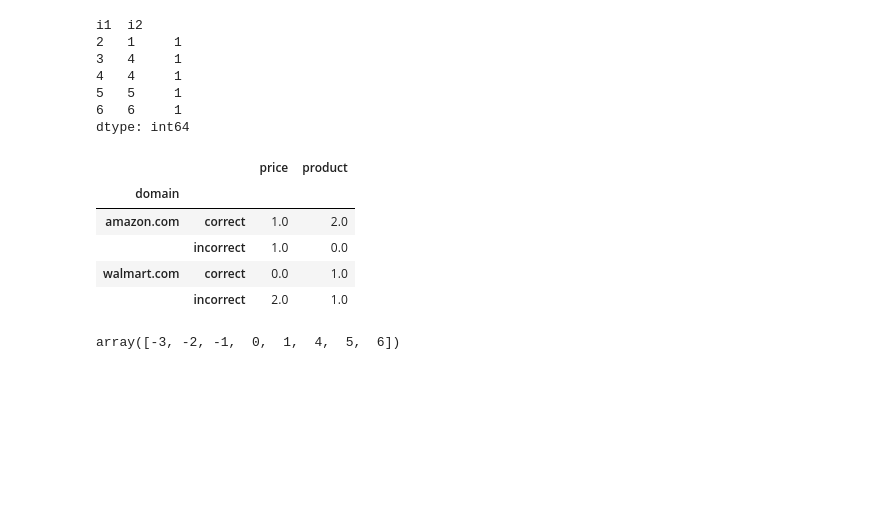
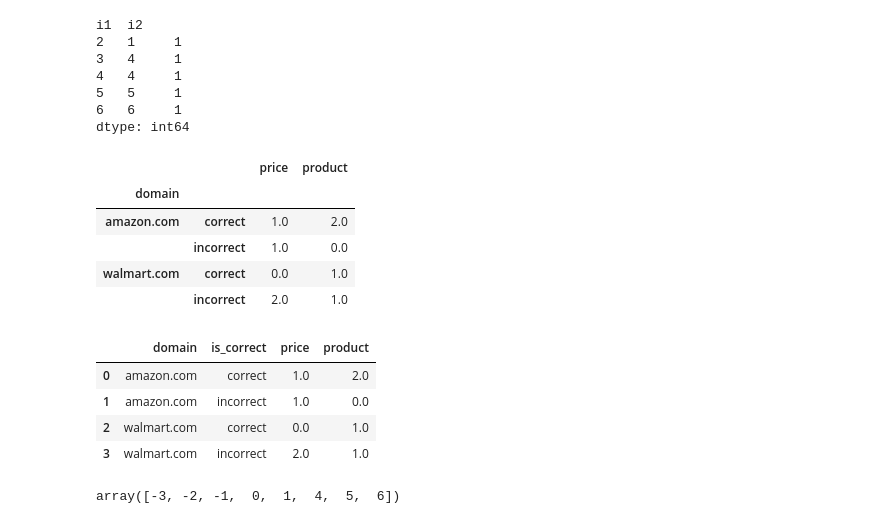
Before and after one commit to lselector/python_tutorials, a Jupyter notebook: c01_Pandas1.ipynb, the cells around one changed output. Saved outputs shown, nothing was run; the diff lists cells and outputs as text; code cells hidden in the pictures; blank space fills up the shorter version.

Commit message:
groupby examples

```diff
--- a/c01_Pandas1.ipynb
+++ b/c01_Pandas1.ipynb
@@ -402,23 +447,31 @@ dtype: int64
 # %%
 # Show how to count number of times each unique value appears in group, and for multiple columns
 
 data = [
   ['amazon.com',  'correct',   'correct'  ],
   ['amazon.com',  'incorrect', 'correct'  ],
   ['walmart.com', 'incorrect', 'correct'  ],
   ['walmart.com', 'incorrect', 'incorrect']
 ]
 
 source = pd.DataFrame(data, columns=['domain', 'price', 'product'])
 
-source.groupby('domain').apply(lambda x: x[['price','product']].apply(lambda y: y.value_counts())).fillna(0)
+df = source.groupby('domain').apply(lambda x: x[['price','product']].apply(lambda y: y.value_counts())).fillna(0)
+display(df)
+df2= df.rename_axis(["domain","is_correct"]).reset_index()
+display(df2)
 # %% [output]
 |  |  | price | product |
 | domain |  |  |  |
 | amazon.com | correct | 1.0 | 2.0 |
 |  | incorrect | 1.0 | 0.0 |
 | walmart.com | correct | 0.0 | 1.0 |
 |  | incorrect | 2.0 | 1.0 |
+|  | domain | is_correct | price | product |
+| 0 | amazon.com | correct | 1.0 | 2.0 |
+| 1 | amazon.com | incorrect | 1.0 | 0.0 |
+| 2 | walmart.com | correct | 0.0 | 1.0 |
+| 3 | walmart.com | incorrect | 2.0 | 1.0 |
 # %%
 # np.unique is a Numpy function which shows unique values in a column,
 # and where they were found first time.
```
Also changed, not shown: parts of 11 cells of this notebook, 1 other file.
